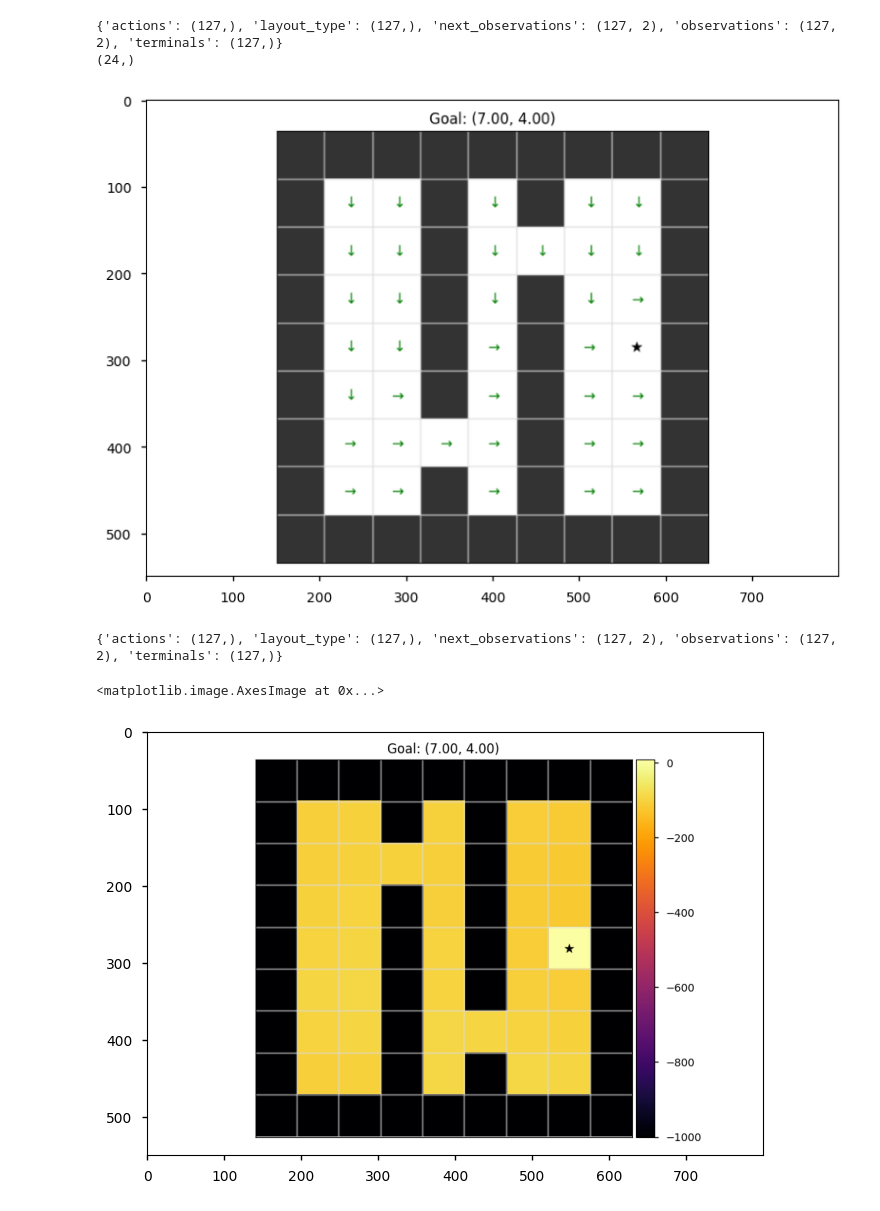
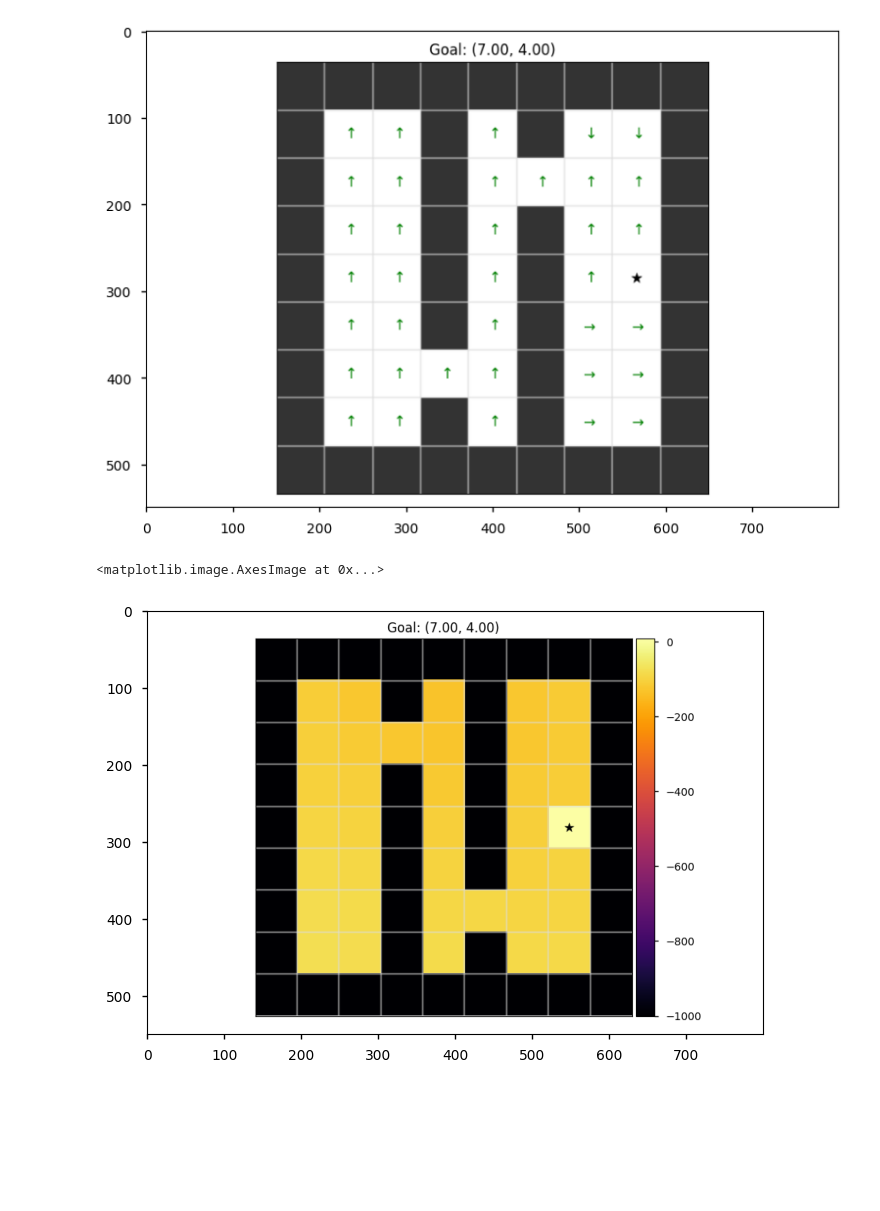
Before and after one commit to skylooop/BeliefConditionedFB, a Jupyter notebook: notebooks/in_context_gciql.ipynb, the cells around one changed output. Cells and saved outputs as stored; diff of their text form; code cells hidden in the pictures; blank space fills up the shorter version.

Commit message:
tested one-hot mdp embedding for gciql, works

```diff
--- a/notebooks/in_context_gciql.ipynb
+++ b/notebooks/in_context_gciql.ipynb
@@ -36,7 +36,7 @@ from envs.minigrid.doors_grid import DynamicsGeneralization_Doors, MinigridWrapp
 
 # Train dynamics
 layouts = []
-for i in [0, 1]:
+for i in [0, 1, 2]:
     env = DynamicsGeneralization_Doors(render_mode="rgb_array", highlight=False, max_steps=200)
     env._gen_grid = partial(env._gen_grid, layout_type=i)
     env = MinigridWrapper(env)
@@ -51,7 +51,7 @@ mediapy.show_images(layouts, width=256, height=256)
 from envs.minigrid.env_utils import random_exploration, q_learning
 
 train_layout_data = []
-NUM_TRAIN_LAYOUTS = 2
+NUM_TRAIN_LAYOUTS = 3
 NUM_TRAIN_STEPS = 200
 NUM_TRAIN_EPISODES = 300
 
@@ -60,8 +60,9 @@ for i in tqdm(range(NUM_TRAIN_LAYOUTS)):
     env._gen_grid = partial(env._gen_grid, layout_type=i)
     env = MinigridWrapper(env)
     # dataset, env = q_learning(env, NUM_TRAIN_EPISODES, layout_type=i)
-    dataset, env = random_exploration(env, num_episodes=NUM_TRAIN_EPISODES, layout_type=i)
+    dataset, env = random_exploration(env, num_episodes=NUM_TRAIN_EPISODES, layout_type=i, num_mdp=128)
     train_layout_data.append(dataset)
 
 # ds, env = random_exploration(env)
 # env.visualize_coverage()
+pprint(jax.tree.map(lambda x: x.shape, train_layout_data[0]))
@@ -83,7 +93,7 @@ import functools
 from utils.datasets import Dataset, GCDataset
 
 with initialize(version_base=None, config_path="../configs/"):
-    iql_config = compose(config_name='entry.yaml', overrides=['experiment=gciql_dynamics.yaml']) # gciql gciql_dynamics
+    iql_config = compose(config_name='entry.yaml', overrides=['experiment=gciql.yaml']) # gciql gciql_dynamics
     iql_config = OmegaConf.to_container(iql_config, resolve=True)
     pprint(iql_config)
 
@@ -127,7 +137,15 @@ iql_agent = GCIQLAgent.create(
     np.full_like(example_batch['actions'], env.env.action_space.n - 1),
     config=iql_config['agent']
 )
-batch, batch_context, batch_context2 = gc_whole_dataset.sample(1, layout_type=0, context_length=20)
-pprint(jax.tree.map(lambda x: x.shape, batch_context))
+if iql_config['agent']['use_context']:
+    batch, batch_context, batch_context2 = gc_whole_dataset.sample(1, layout_type=0, context_length=20)
+    pprint(jax.tree.map(lambda x: x.shape, batch_context))
+else:
+    batch = gc_whole_dataset.sample(1)
+    pprint(jax.tree.map(lambda x: x.shape, batch))
+if iql_config['agent']['use_context']:
+    resulting_emb = iql_agent.network.select('dynamic_transformer')(batch_context['observations'], batch_context['actions'], batch_context['next_observations'],
+                                            batch_context['valid_transitions'], train=False)
+iql_agent.update(batch, train_context_embedding=False)
 # %% [output]
 {
@@ -177,39 +217,43 @@ def plot_policy(env, dataset, fig=None, ax=None, title=None, action_fn=None, **k
 
     if title:
         ax.set_title(title)
 
     return fig, ax
 
 def visualize_policy_image(layout_type):
+    mdp_type = np.zeros((iql_config['agent']['number_of_meta_envs'], ))
+    if layout_type == 0:
+        mdp_type[0] = 1
+    else:
+        mdp_type[1] = 1
+
     env = DynamicsGeneralization_Doors(render_mode="rgb_array", highlight=False,
                                     max_steps=iql_config['agent']['context_len'] if iql_config['agent']['use_context'] else None)
     env._gen_grid = partial(env._gen_grid, layout_type=layout_type)
     env = MinigridWrapper(env)
     dynamics_embedding=None
     obs, info = env.reset()
     goal = info.get("goal_pos", None)
     if iql_config['agent']['use_context']:
         dataset_inference, env = random_exploration(env, num_episodes=1, layout_type=layout_type)
         print(jax.tree.map(lambda x: x.shape, dataset_inference))
         dynamics_embedding, _ = iql_agent.network.select('dynamic_transformer')(dataset_inference['observations'][None], dataset_inference['actions'][None, :, None],
                                                                                     dataset_inference['next_observations'][None],
-                                                                                     jnp.tile(goal[None, None], reps=(1, iql_config['agent']['context_len'] - 1, 1)), train=False, return_embedding=True)
+                                                                                     dataset_inference['valid_transitions'][None, :, None], train=False, return_embedding=True)
         dynamics_embedding = dynamics_embedding.squeeze()
-    print(dynamics_embedding.shape)
+        print(dynamics_embedding.shape)
     example_batch = whole_dataset.sample(1)
     pred_policy_img = policy_image_grid(env, example_batch,
                                                     action_fn=partial(supply_rng(iql_agent.sample_actions, rng=jax.random.PRNGKey(np.random.randint(0, 2**32))),
-                                                                    goals=goal, dynamics_embedding=dynamics_embedding, temperature=0.0),
+                                                                    goals=goal, mdp_type=mdp_type, dynamics_embedding=dynamics_embedding, temperature=0.0),
                                                     goal=goal)
     return pred_policy_img
 
 pred_policy_img = visualize_policy_image(layout_type=0)
 plt.imshow(pred_policy_img)
 plt.tight_layout()
 # %% [output]
-{'actions': (127,), 'layout_type': (127,), 'next_observations': (127, 2), 'observations': (127, 2), 'terminals': (127,)}
-(24,)
-[figure, old version]
+[figure, new version]
 # %%
 from mpl_toolkits.axes_grid1 import make_axes_locatable
 
@@ -221,8 +265,8 @@ def value_image_fourrooms(env, dataset, value_fn, action_fn=None, **kwargs):
     plt.close(fig)
     return image
 
-def value_fn(agent, obs, goal, action, dynamics_embedding=None):
-    q1, q2 = agent.network.select('critic')(obs, goal, action, dynamics_embedding=dynamics_embedding)
+def value_fn(agent, obs, goal, action, mdp_type=None, dynamics_embedding=None):
+    q1, q2 = agent.network.select('critic')(obs, goal, action,mdp_num=mdp_type, dynamics_embedding=dynamics_embedding)
     q = jnp.minimum(q1, q2)
     return q / 0.02
 
@@ -249,6 +293,12 @@ def plot_value_image_grid(env, dataset, value_fn, action_fn, fig=None, ax=None,
     return fig, ax
 
 def visualize_value_image(layout_type):
+    mdp_type = np.zeros((iql_config['agent']['number_of_meta_envs'], ))
+    if layout_type == 0:
+        mdp_type[0] = 1
+    else:
+        mdp_type[1] = 1
+
     env = DynamicsGeneralization_Doors(render_mode="rgb_array", highlight=False,
                                     max_steps=iql_config['agent']['context_len'] if iql_config['agent']['use_context'] else None)
     env._gen_grid = partial(env._gen_grid, layout_type=layout_type)
@@ -260,19 +310,19 @@ def visualize_value_image(layout_type):
         dataset_inference, env = random_exploration(env, num_episodes=1, layout_type=layout_type)
         print(jax.tree.map(lambda x: x.shape, dataset_inference))
         dynamics_embedding, _ = iql_agent.network.select('dynamic_transformer')(dataset_inference['observations'][None], dataset_inference['actions'][None, :, None],
-                                                                                    dataset_inference['next_observations'][None], jnp.tile(goal[None, None], reps=(1, iql_config['agent']['context_len'] - 1, 1)), train=False, return_embedding=True)
+                                                                                    dataset_inference['next_observations'][None], dataset_inference['valid_transitions'][None, :, None],
+                                                                                    train=False, return_embedding=True)
         dynamics_embedding = dynamics_embedding.squeeze()
 
     pred_value_img = value_image_fourrooms(env, example_batch,
-                                value_fn=partial(value_fn, iql_agent, dynamics_embedding=dynamics_embedding), action_fn=partial(supply_rng(iql_agent.sample_actions, rng=jax.random.PRNGKey(np.random.randint(0, 2**32))),
-                                                                    goals=goal, temperature=0.0, dynamics_embedding=dynamics_embedding), goal=goal)
+                                value_fn=partial(value_fn, iql_agent, mdp_type=mdp_type, dynamics_embedding=dynamics_embedding), action_fn=partial(supply_rng(iql_agent.sample_actions, rng=jax.random.PRNGKey(np.random.randint(0, 2**32))),
+                                                                    goals=goal, mdp_type=mdp_type, temperature=0.0, dynamics_embedding=dynamics_embedding), goal=goal)
     return pred_value_img
 
 pred_value_img = visualize_value_image(1)
 plt.imshow(pred_value_img)
 # %% [output]
-{'actions': (127,), 'layout_type': (127,), 'next_observations': (127, 2), 'observations': (127, 2), 'terminals': (127,)}
+<matplotlib.image.AxesImage at 0x...>
-<matplotlib.image.AxesImage at 0x...>
 [figure]
 # %%
 from IPython.display import clear_output
```
Also changed, not shown: parts of 6 cells of this notebook, 6 other files.
